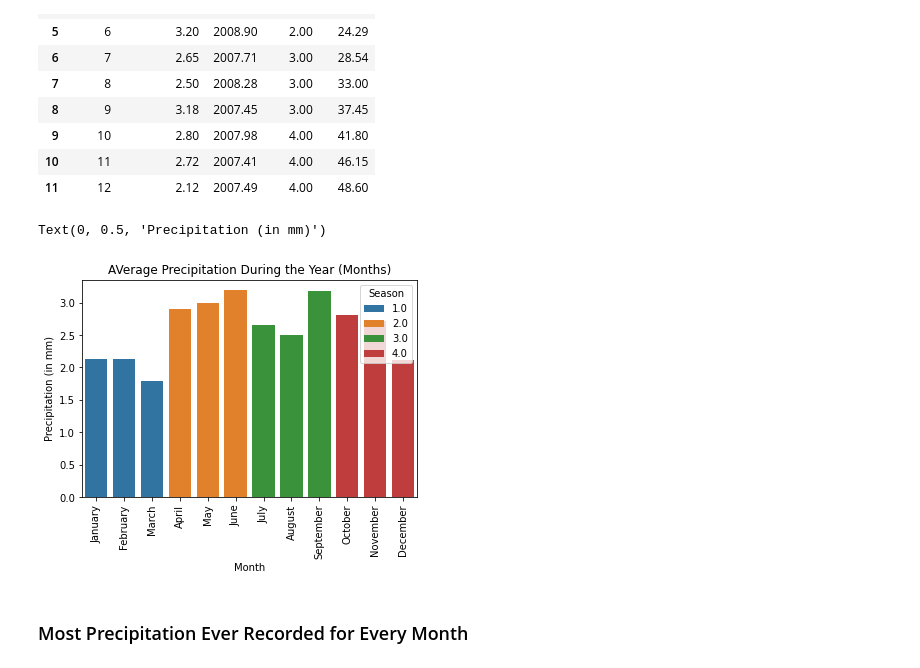
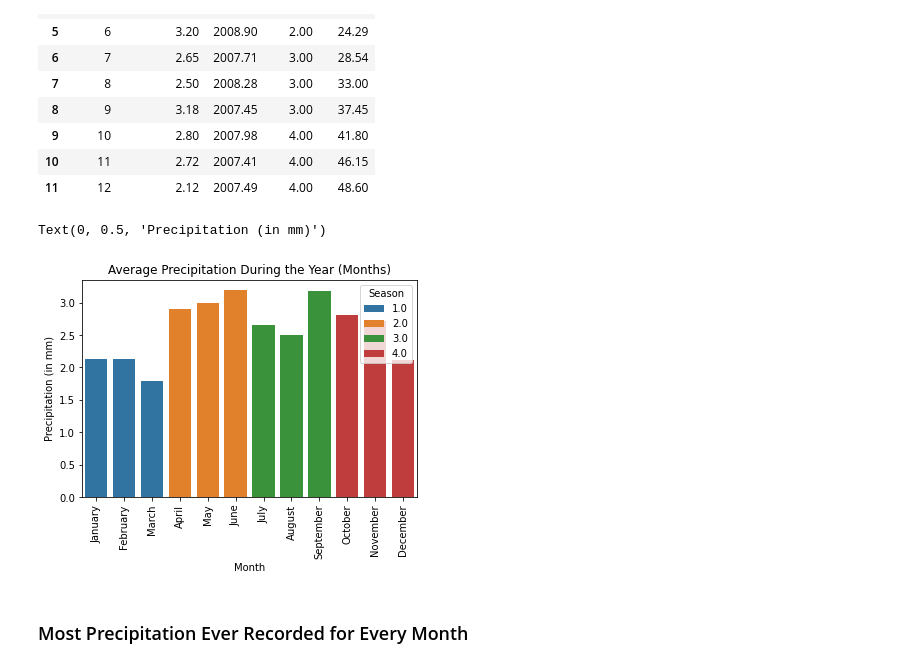
Before and after one commit to sampso29/Toronto-Rain-Prediction-, a Jupyter notebook: Toronto Rain Prediction.ipynb, the cells around one changed output. Cells and saved outputs as stored; diff of their text form; code cells hidden in the pictures.

```diff
--- a/Toronto Rain Prediction.ipynb
+++ b/Toronto Rain Prediction.ipynb
@@ -939,14 +977,14 @@ month_df
 # %%
 months = ['January', 'February', 'March', 'April', 'May', 'June',
           'July', 'August', 'September', 'October', 'November', 'December'] # month labels
 
 sns.barplot(x="Month", y="precipitation", hue="Season", data=month_df, dodge=False)
 plt.xticks(np.arange(0, 12), months, rotation=90) # convert numbers to months
-plt.title('AVerage Precipitation During the Year (Months)')
+plt.title('Average Precipitation During the Year (Months)')
 plt.ylabel('Precipitation (in mm)')
 # %% [output]
 Text(0, 0.5, 'Precipitation (in mm)')
-[figure, old version]
+[figure, new version]
 # %% [markdown]
 ### Most Precipitation Ever Recorded for Every Month
 # %%
```
Also changed, not shown: parts of 23 cells of this notebook.
